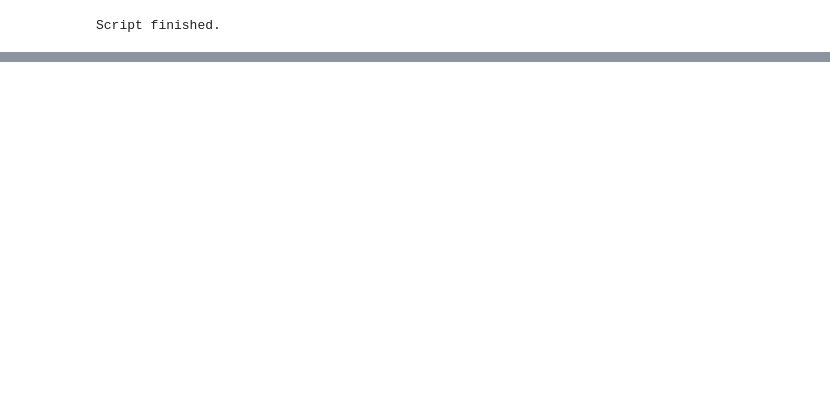
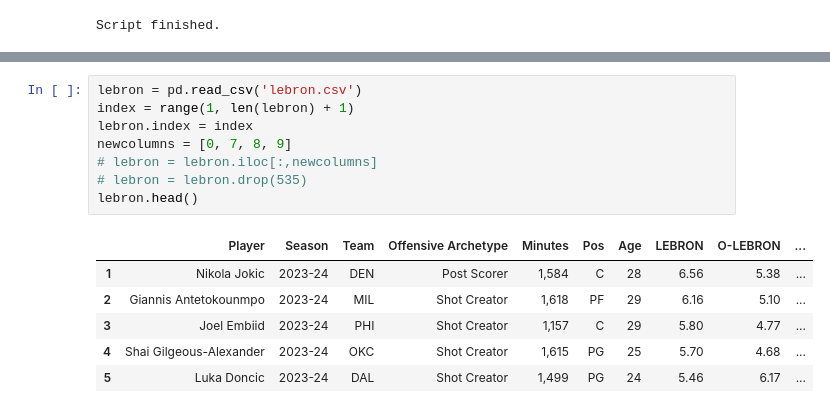
Before and after one commit to JadenFaste/STA141B-Project, a Jupyter notebook: Project.ipynb, the cells around one changed output, grey strips where cells are left out. Drawn from its saved outputs; the diff is of its cells as text; blank space fills up the shorter version.

```diff
--- a/Project.ipynb
+++ b/Project.ipynb
@@ -995,0 +896,15 @@ Script finished.
+# %%
+lebron = pd.read_csv('lebron.csv')
+index = range(1, len(lebron) + 1)
+lebron.index = index
+newcolumns = [0, 7, 8, 9]
+# lebron = lebron.iloc[:,newcolumns]
+# lebron = lebron.drop(535)
+lebron.head()
+# %% [output]
+|  | Player | Season | Team | Offensive Archetype | Minutes | Pos | Age | LEBRON | O-LEBRON | ... |
+| 1 | Nikola Jokic | 2023-24 | DEN | Post Scorer | 1,584 | C | 28 | 6.56 | 5.38 | ... |
+| 2 | Giannis Antetokounmpo | 2023-24 | MIL | Shot Creator | 1,618 | PF | 29 | 6.16 | 5.10 | ... |
+| 3 | Joel Embiid | 2023-24 | PHI | Shot Creator | 1,157 | C | 29 | 5.80 | 4.77 | ... |
+| 4 | Shai Gilgeous-Alexander | 2023-24 | OKC | Shot Creator | 1,615 | PG | 25 | 5.70 | 4.68 | ... |
+| 5 | Luka Doncic | 2023-24 | DAL | Shot Creator | 1,499 | PG | 24 | 5.46 | 6.17 | ... |
```
Also changed, not shown: parts of 33 cells of this notebook.
